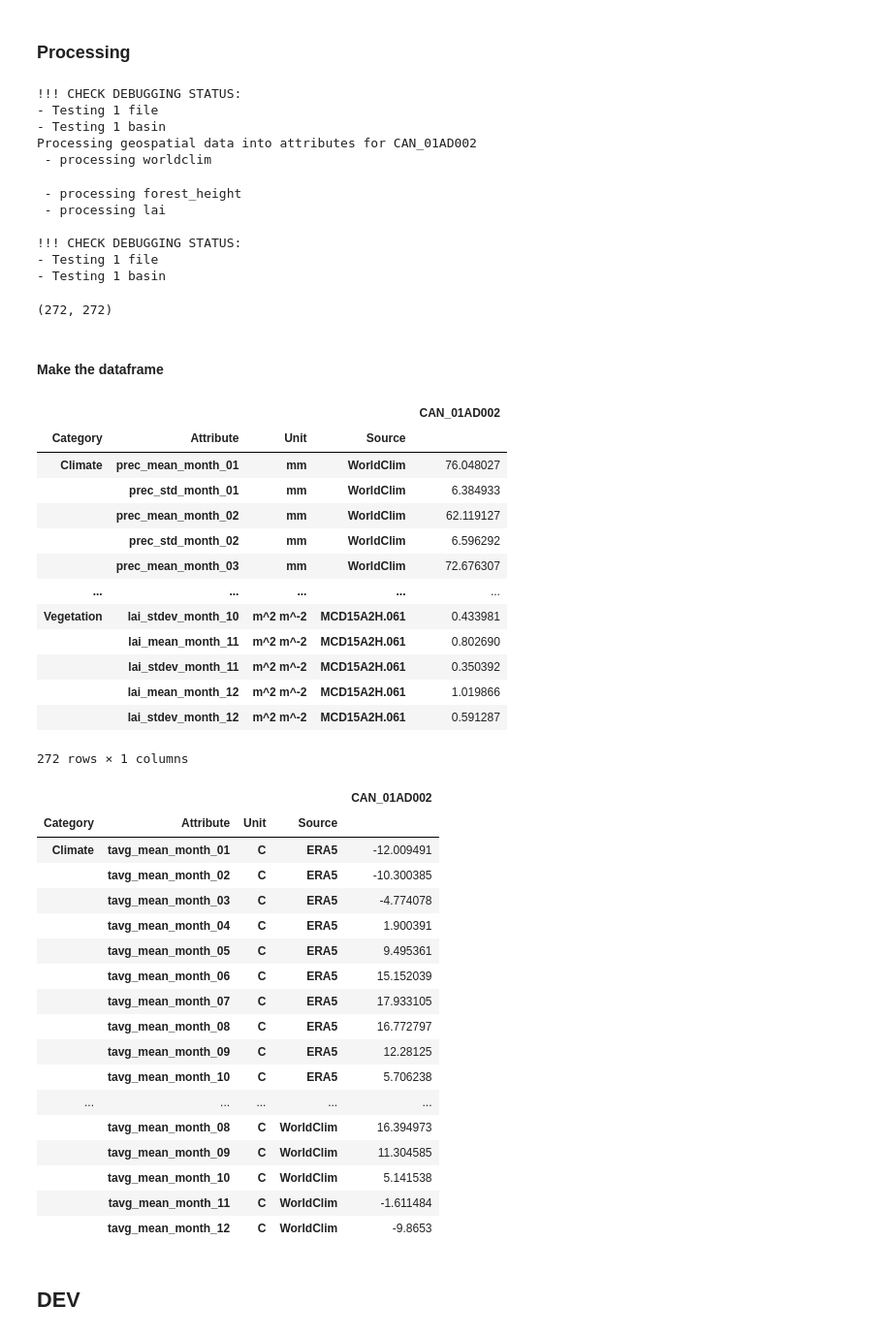
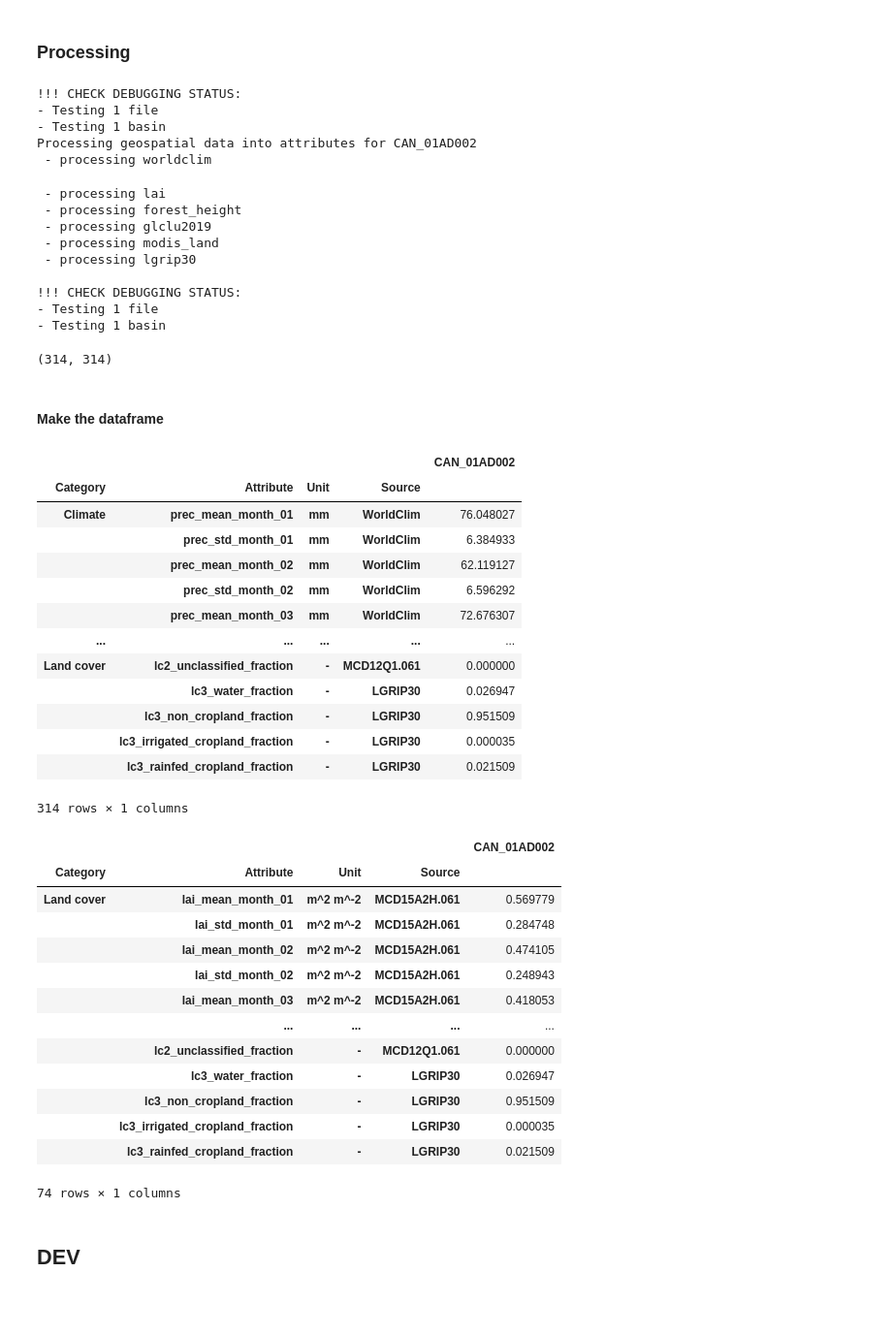
Before and after one commit to CH-Earth/camels_spat, a Jupyter notebook: 8_geospatial_data/3_calculate_attributes.ipynb, the cells around one changed output. Shown: that part at 97% size. Cells and saved outputs as stored; diff of their text form; code cells hidden in the pictures; blank space fills up the shorter version.

Commit message:
added land cover processing code

```diff
--- a/8_geospatial_data/3_calculate_attributes.ipynb
+++ b/8_geospatial_data/3_calculate_attributes.ipynb
@@ -52,8 +52,8 @@ cs_unusable = pd.read_csv(cs_meta_path / cs_unusable_name, dtype={'Station_id':
 # %%
 debug_message = f'\n!!! CHECK DEBUGGING STATUS: \n- Testing 1 file \n- Testing 1 basin'
 # %%
-geo_subfolders = ['worldclim', 'forest_height', 'lai'] #'era5',
-# 'glclu2019', 'glhymps', 'hydrolakes','lgrip30','merit','modis_land','pelletier','soilgrids',
+geo_subfolders = ['worldclim', 'lai', 'forest_height', 'glclu2019', 'modis_land','lgrip30'] #'era5'
+# 'glhymps', 'hydrolakes','merit','pelletier','soilgrids',
 # %%
 # Every attribute needs a list, so that we can efficiently construct a dataframe later
 l_gauges = [] # station ID
@@ -92,15 +92,19 @@ for ix,row in cs_meta.iterrows():
             csa.aridity_and_fraction_snow_from_worldclim(geo_folder, dataset) # Get monthly aridity and fraction snow maps
             l_values, l_index = csa.attributes_from_worldclim(geo_folder, dataset, shp, l_values, l_index)
 
-        ## VEGETATION
+        ## LAND COVER
         if dataset == 'forest_height':
             l_values, l_index = csa.attributes_from_forest_height(geo_folder, dataset, shp, l_values, l_index)
         if dataset == 'lai':
             l_values, l_index = csa.attributes_from_lai(geo_folder, dataset, temp_path, shp, l_values, l_index)
+        if dataset == 'glclu2019':
+            l_values, l_index = csa.attributes_from_glclu2019(geo_folder, dataset, shp, l_values, l_index)
+        if dataset == 'modis_land':
+            l_values, l_index = csa.attributes_from_modis_land(geo_folder, dataset, shp, l_values, l_index)
+        if dataset == 'lgrip30':
+            l_values, l_index = csa.attributes_from_lgrip30(geo_folder, dataset, shp, l_values, l_index)
 
-
-        ## LAND COVER
-        # root depth from IGBP, ala A
+        ## TOPOGRAPHY
 
 print(debug_message)
 # %% [output]
@@ -109,8 +113,11 @@ print(debug_message)
 - Testing 1 basin
 Processing geospatial data into attributes for CAN_01AD002
  - processing worldclim
+ - processing lai
  - processing forest_height
- - processing lai
+ - processing glclu2019
+ - processing modis_land
+ - processing lgrip30
 
 !!! CHECK DEBUGGING STATUS:
 - Testing 1 file
@@ -118,7 +125,7 @@ Processing geospatial data into attributes for CAN_01AD002
 # %%
 len(l_values),len(l_index)
 # %% [output]
-(272, 272)
+(314, 314)
 # %% [markdown]
 #### Make the dataframe
 # %%
@@ -146,36 +153,32 @@ df
 |  | prec_std_month_02 | mm | WorldClim | 6.596292 |
 |  | prec_mean_month_03 | mm | WorldClim | 72.676307 |
 | ... | ... | ... | ... | ... |
-| Vegetation | lai_stdev_month_10 | m^2 m^-2 | MCD15A2H.061 | 0.433981 |
-|  | lai_mean_month_11 | m^2 m^-2 | MCD15A2H.061 | 0.802690 |
-|  | lai_stdev_month_11 | m^2 m^-2 | MCD15A2H.061 | 0.350392 |
-|  | lai_mean_month_12 | m^2 m^-2 | MCD15A2H.061 | 1.019866 |
-|  | lai_stdev_month_12 | m^2 m^-2 | MCD15A2H.061 | 0.591287 |
+| Land cover | lc2_unclassified_fraction | - | MCD12Q1.061 | 0.000000 |
+|  | lc3_water_fraction | - | LGRIP30 | 0.026947 |
+|  | lc3_non_cropland_fraction | - | LGRIP30 | 0.951509 |
+|  | lc3_irrigated_cropland_fraction | - | LGRIP30 | 0.000035 |
+|  | lc3_rainfed_cropland_fraction | - | LGRIP30 | 0.021509 |
-272 rows × 1 columns
+314 rows × 1 columns
 # %%
 # Example of selection code
-tmp = df.loc[df.index.get_level_values('Attribute').str.contains('tavg') &
-             df.index.get_level_values('Attribute').str.contains('mean')].copy()
+tmp = df.loc[df.index.get_level_values('Category').str.contains('Land cover')]# &
+             #df.index.get_level_values('Attribute').str.contains('mean')].copy()
 tmp
 # %% [output]
 |  |  |  |  | CAN_01AD002 |
 | Category | Attribute | Unit | Source |  |
-| Climate | tavg_mean_month_01 | C | ERA5 | -12.009491 |
-|  | tavg_mean_month_02 | C | ERA5 | -10.300385 |
-|  | tavg_mean_month_03 | C | ERA5 | -4.774078 |
-|  | tavg_mean_month_04 | C | ERA5 | 1.900391 |
-|  | tavg_mean_month_05 | C | ERA5 | 9.495361 |
-|  | tavg_mean_month_06 | C | ERA5 | 15.152039 |
-|  | tavg_mean_month_07 | C | ERA5 | 17.933105 |
-|  | tavg_mean_month_08 | C | ERA5 | 16.772797 |
-|  | tavg_mean_month_09 | C | ERA5 | 12.28125 |
-|  | tavg_mean_month_10 | C | ERA5 | 5.706238 |
-| ... | ... | ... | ... | ... |
-|  | tavg_mean_month_08 | C | WorldClim | 16.394973 |
-|  | tavg_mean_month_09 | C | WorldClim | 11.304585 |
-|  | tavg_mean_month_10 | C | WorldClim | 5.141538 |
-|  | tavg_mean_month_11 | C | WorldClim | -1.611484 |
-|  | tavg_mean_month_12 | C | WorldClim | -9.8653 |
+| Land cover | lai_mean_month_01 | m^2 m^-2 | MCD15A2H.061 | 0.569779 |
+|  | lai_std_month_01 | m^2 m^-2 | MCD15A2H.061 | 0.284748 |
+|  | lai_mean_month_02 | m^2 m^-2 | MCD15A2H.061 | 0.474105 |
+|  | lai_std_month_02 | m^2 m^-2 | MCD15A2H.061 | 0.248943 |
+|  | lai_mean_month_03 | m^2 m^-2 | MCD15A2H.061 | 0.418053 |
+|  | ... | ... | ... | ... |
+|  | lc2_unclassified_fraction | - | MCD12Q1.061 | 0.000000 |
+|  | lc3_water_fraction | - | LGRIP30 | 0.026947 |
+|  | lc3_non_cropland_fraction | - | LGRIP30 | 0.951509 |
+|  | lc3_irrigated_cropland_fraction | - | LGRIP30 | 0.000035 |
+|  | lc3_rainfed_cropland_fraction | - | LGRIP30 | 0.021509 |
+74 rows × 1 columns
 # %% [markdown]
 ## DEV
 # %%
```
Also changed, not shown: parts of 17 cells of this notebook, 1 other file.
